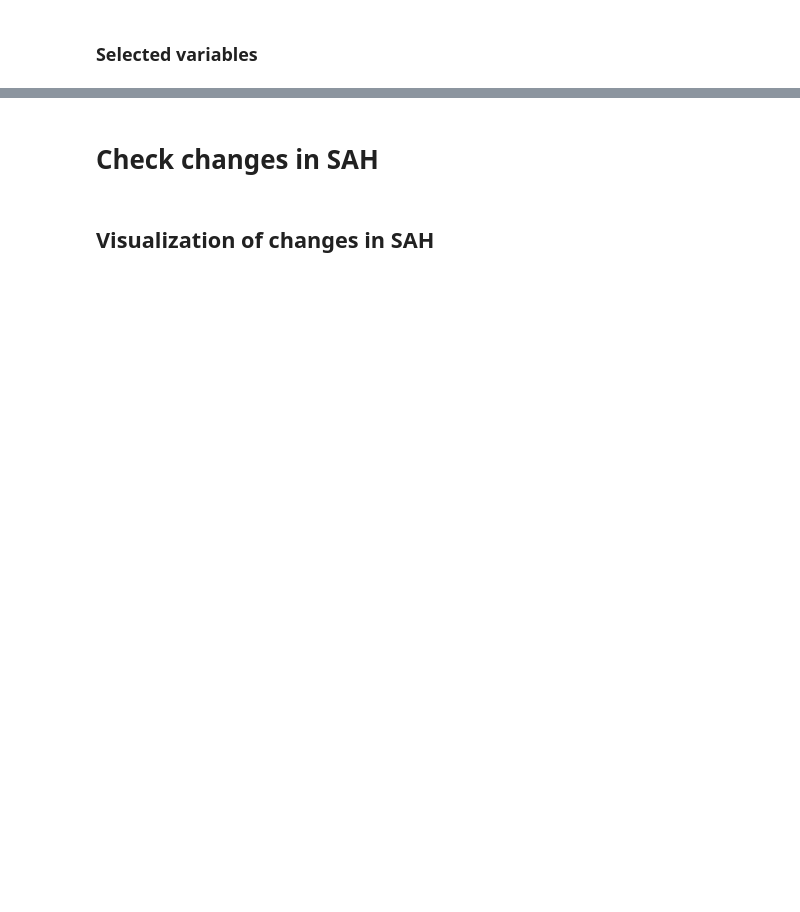
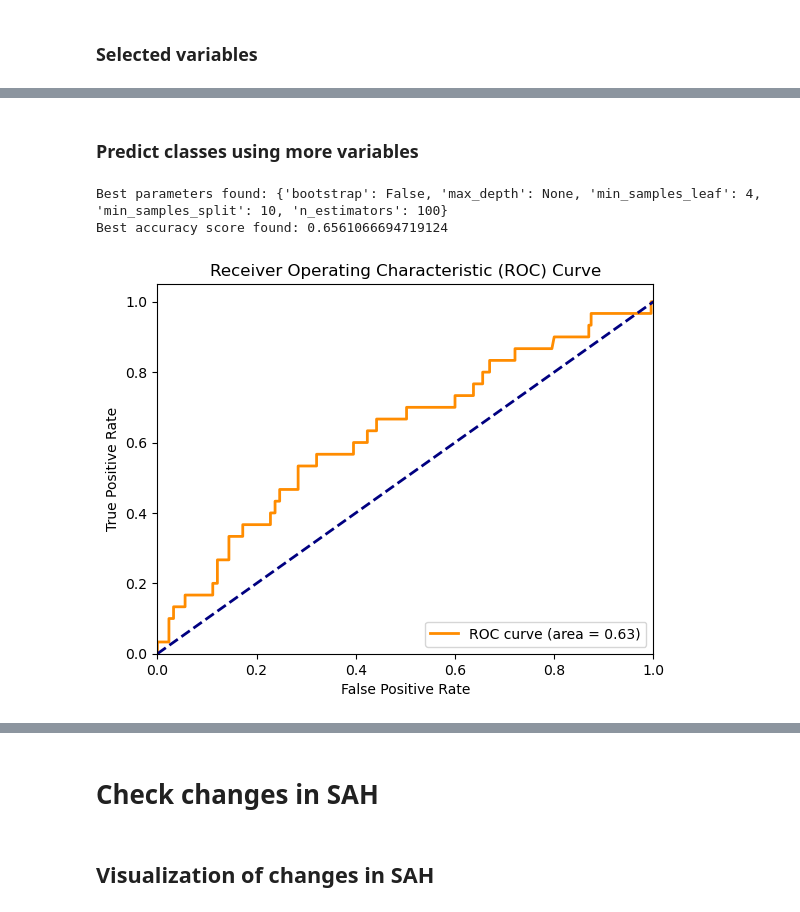
Before and after one commit to andylikescodes/CovidDepressionAnalysis, a Jupyter notebook: notebooks/longitudinal.ipynb, the cells around one changed output, grey strips where cells are left out. Drawn from its saved outputs; the diff is of its cells as text; code cells hidden in the pictures; blank space fills up the shorter version.

```diff
--- a/notebooks/longitudinal.ipynb
+++ b/notebooks/longitudinal.ipynb
@@ -1903,0 +1454,2 @@ Best accuracy score found: 0.6701440092165899
+# %% [markdown]
+### Predict classes using more variables
@@ -1903,0 +1491,66 @@ Best accuracy score found: 0.6701440092165899
+# %%
+from sklearn.ensemble import RandomForestClassifier
+from sklearn.model_selection import GridSearchCV, train_test_split
+
+subset = all_vars.loc[(all_vars['cls']!='NA')].drop(['corr', 'pval'], axis=1)
+
+X = subset.drop(['cls'], axis=1).values
+y = subset['cls'].values == 'negative'
+
+
+X_train, X_test, y_train, y_test = train_test_split(X, y, test_size=0.3, random_state=42)
+
+# Create a Random Forest classifier
+rf = RandomForestClassifier()
+
+# Define the hyperparameter search space
+param_grid = {
+    'n_estimators': [50, 100, 200, 300],
+    'max_depth': [None, 10, 20, 30],
+    'min_samples_split': [2, 5, 10],
+    'min_samples_leaf': [1, 2, 4],
+    'bootstrap': [True, False]
+}
+
+# Initialize the GridSearchCV object
+grid_search = GridSearchCV(estimator=rf, param_grid=param_grid, cv=5, scoring='roc_auc', verbose=0, n_jobs=-1)
+
+# Perform the grid search by fitting the training data
+grid_search.fit(X_train, y_train)
+
+# Print the best parameters and the best accuracy score
+print("Best parameters found:", grid_search.best_params_)
+print("Best accuracy score found:", grid_search.best_score_)
+
+# Get the best model from the grid search
+best_model = grid_search.best_estimator_
+
+# Make predictions on the test set
+y_pred = best_model.predict(X_test)
+
+# Print the classification report
+#print(classification_report(y_test, y_pred))
+
+
+# Calculate the predicted probabilities on the test set
+y_pred_proba = best_model.predict_proba(X_test)[:, 1]
+
+# Calculate the ROC curve and AUC-ROC
+fpr, tpr, _ = roc_curve(y_test, y_pred_proba)
+roc_auc = auc(fpr, tpr)
+
+# Plot the ROC curve
+plt.figure()
+plt.plot(fpr, tpr, color='darkorange', lw=2, label='ROC curve (area = %0.2f)' % roc_auc)
+plt.plot([0, 1], [0, 1], color='navy', lw=2, linestyle='--')
+plt.xlim([0.0, 1.0])
+plt.ylim([0.0, 1.05])
+plt.xlabel('False Positive Rate')
+plt.ylabel('True Positive Rate')
+plt.title('Receiver Operating Characteristic (ROC) Curve')
+plt.legend(loc="lower right")
+plt.show()
+# %% [output]
+Best parameters found: {'bootstrap': False, 'max_depth': None, 'min_samples_leaf': 4, 'min_samples_split': 10, 'n_estimators': 100}
+Best accuracy score found: 0.6561066694719124
+[figure, added]
```
Also changed, not shown: parts of 148 cells of this notebook, 4 other files.
